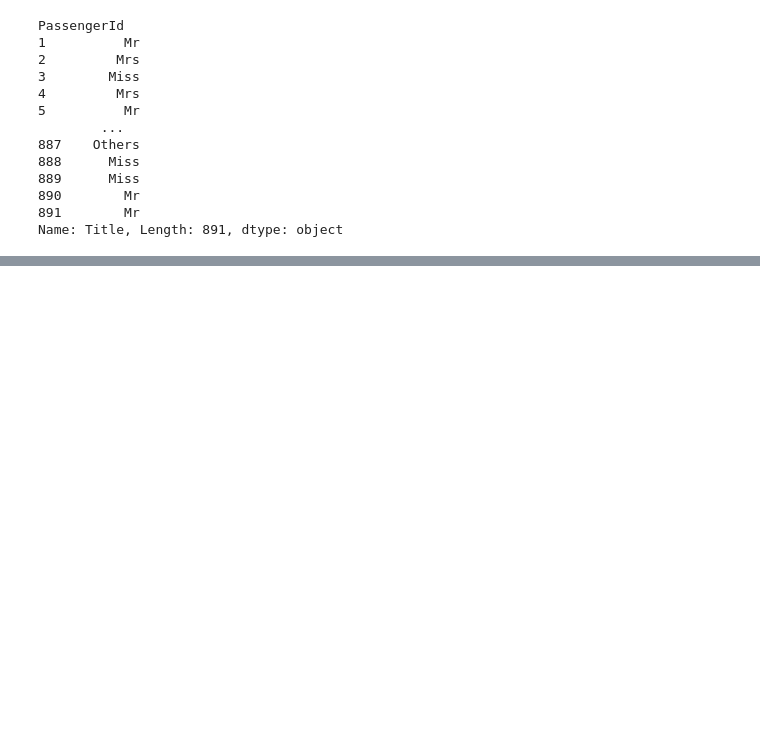
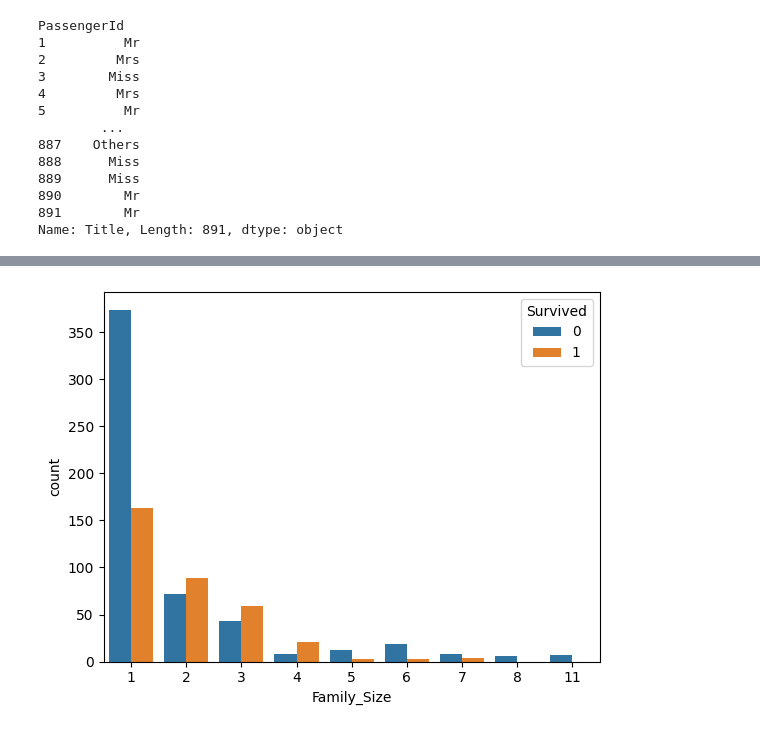
Before and after one commit to dangtrantrung/Kaggle-Titanic-ML-Project, a Jupyter notebook: notebook939491aa92.ipynb, the cells around one changed output, grey strips where cells are left out. Drawn from its saved outputs; the diff is of its cells as text; code cells hidden in the pictures; blank space fills up the shorter version.

```diff
--- a/notebook939491aa92.ipynb
+++ b/notebook939491aa92.ipynb
@@ -518,0 +538,2 @@ Name: Title, Length: 891, dtype: object
+# %%
+train_df["Family_Size"]=train_df["SibSp"].astype('int')+train_df["Parch"].astype('int')+1
@@ -518,0 +542,4 @@ Name: Title, Length: 891, dtype: object
+# %%
+sns.countplot(data=train_df,x="Family_Size",hue="Survived");
+# %% [output]
+[figure, added]
```
Also changed, not shown: parts of 8 cells of this notebook.
